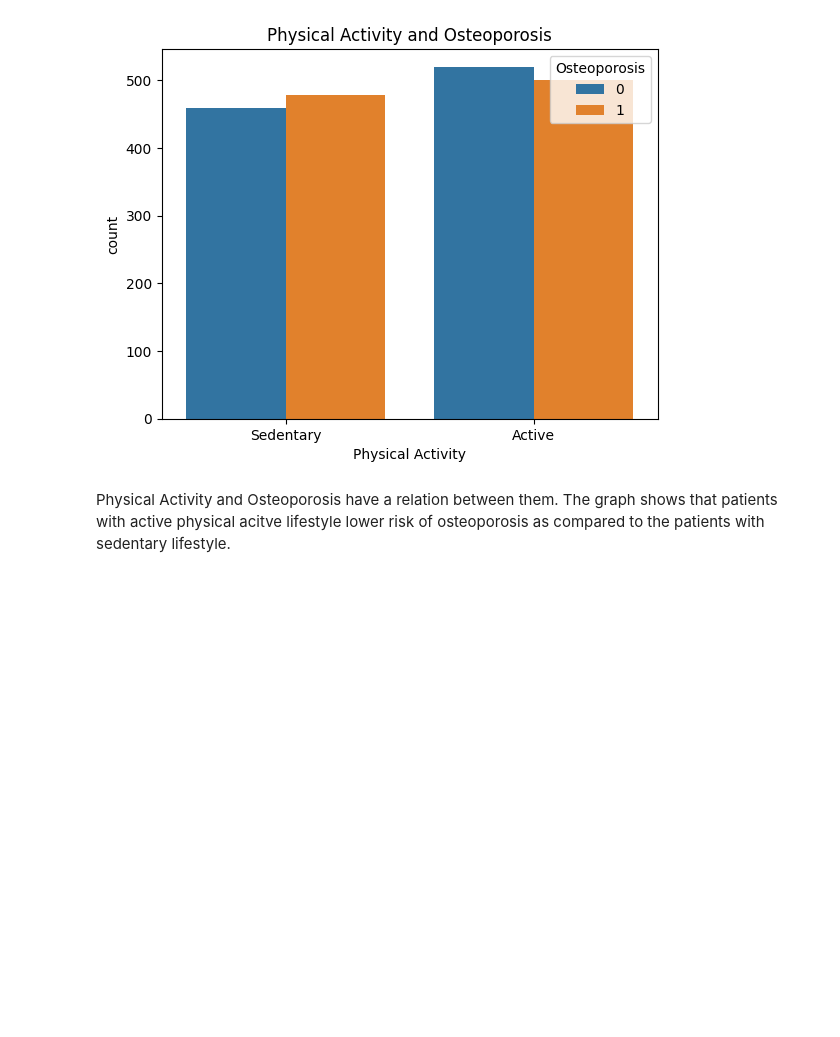
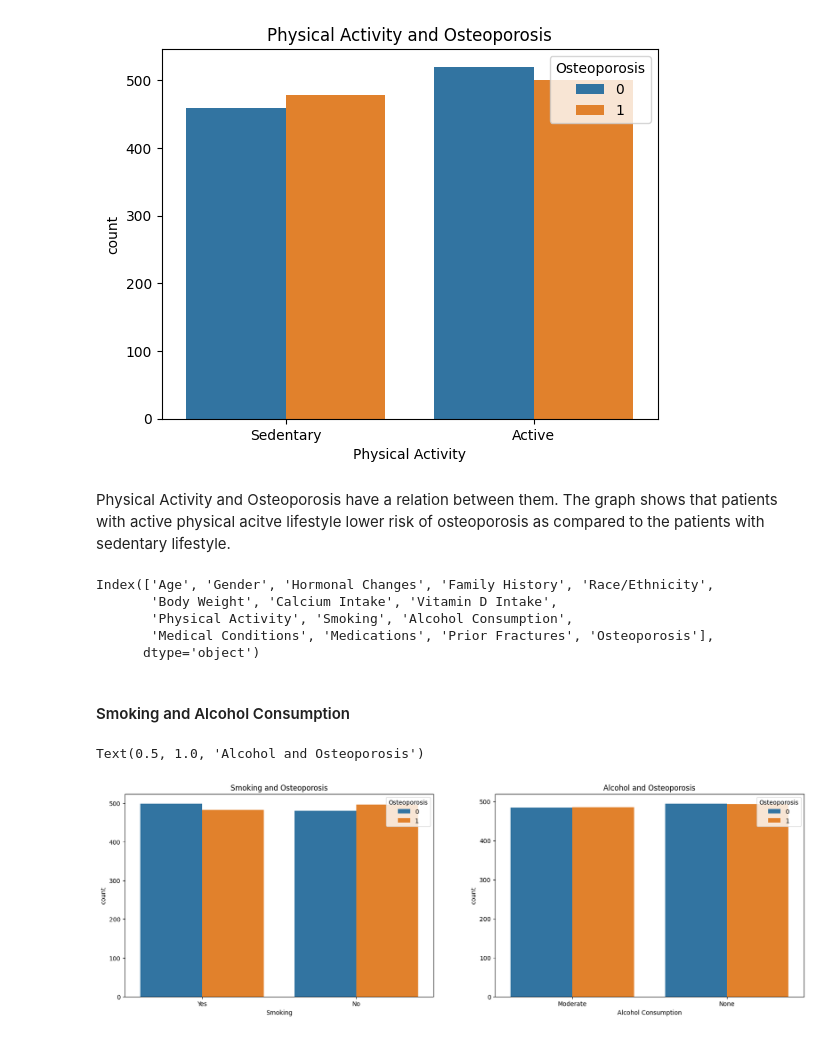
Before and after one commit to karmegamwithai/Osteoporosis-Risk-Prediction, a Jupyter notebook: notebook/Analysis.ipynb, the cells around one changed output. Drawn from its saved outputs; the diff is of its cells as text; code cells hidden in the pictures; blank space fills up the shorter version.

```diff
--- a/notebook/Analysis.ipynb
+++ b/notebook/Analysis.ipynb
@@ -325,3 +318,21 @@ Text(0.5, 1.0, 'Physical Activity and Osteoporosis')
 [figure]
 # %% [markdown]
 Physical Activity and Osteoporosis have a relation between them. The graph shows that patients with active physical acitve lifestyle lower risk of osteoporosis as compared to the patients with sedentary lifestyle.
+# %%
+orp_data.columns
+# %% [output]
+Index(['Age', 'Gender', 'Hormonal Changes', 'Family History', 'Race/Ethnicity',
+       'Body Weight', 'Calcium Intake', 'Vitamin D Intake',
+       'Physical Activity', 'Smoking', 'Alcohol Consumption',
+       'Medical Conditions', 'Medications', 'Prior Fractures', 'Osteoporosis'],
+      dtype='object')
+# %% [markdown]
+#### Smoking and Alcohol Consumption
+# %%
+#smoking and alcohol consumption
+fig,ax = plt.subplots(1,2,figsize=(20,6))
+sns.countplot(x='Smoking',data=orp_data,ax=ax[0],hue='Osteoporosis').set_title('Smoking and Osteoporosis')
+sns.countplot(x='Alcohol Consumption',data=orp_data,ax=ax[1],hue='Osteoporosis').set_title('Alcohol and Osteoporosis')
+# %% [output]
+Text(0.5, 1.0, 'Alcohol and Osteoporosis')
+[figure, added]
```
Also changed, not shown: parts of 15 cells of this notebook, 2 other files.
